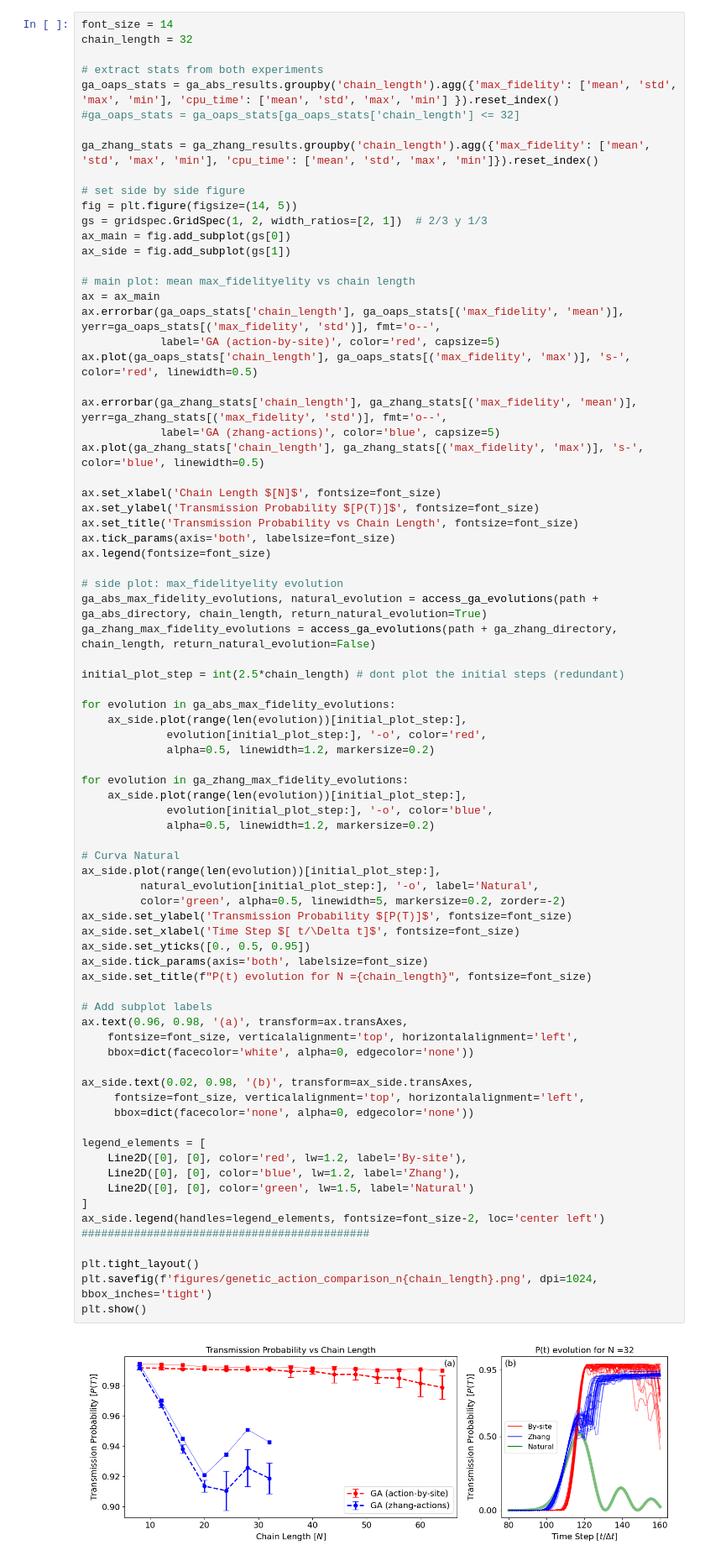
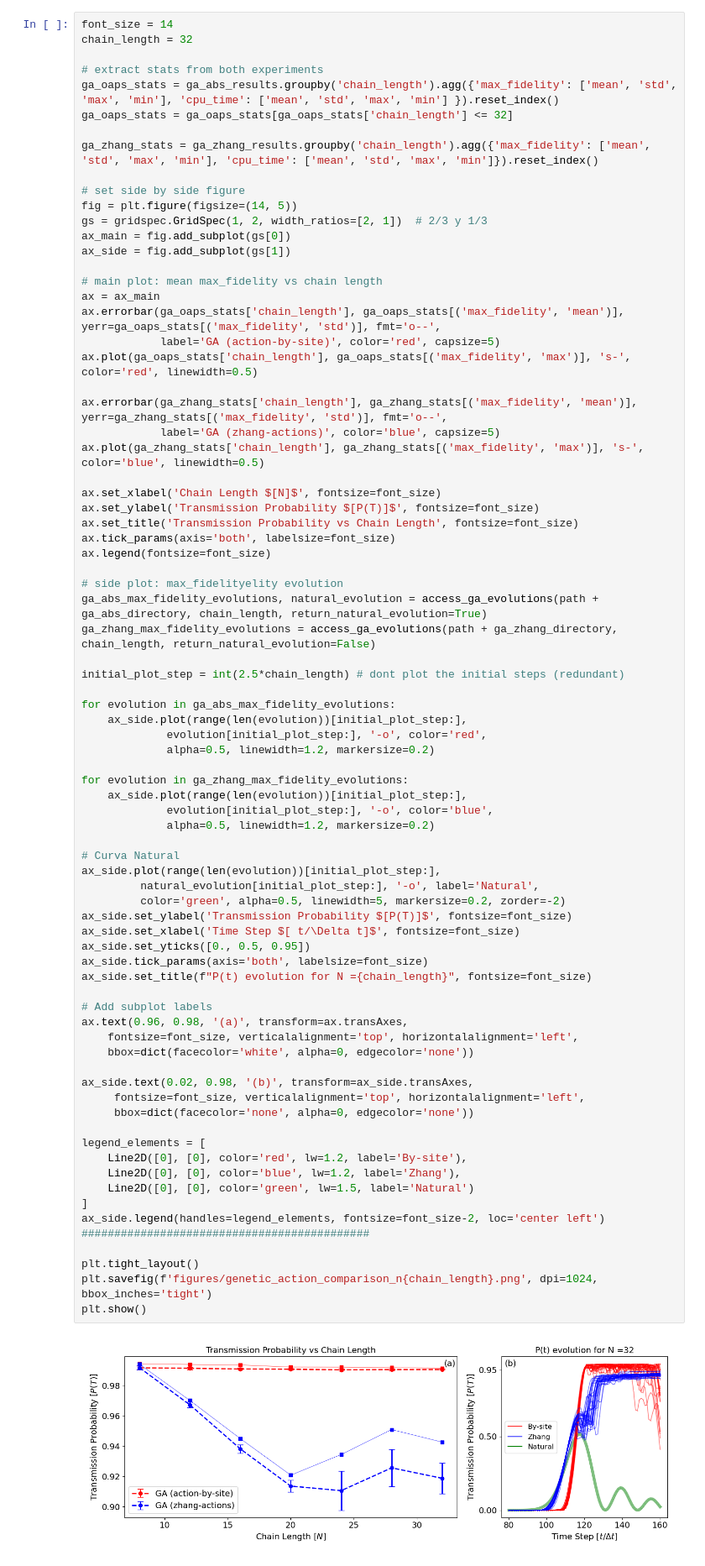
Before and after one commit to sofips/qst_control, a Jupyter notebook: main_figures.ipynb, the cells around one changed output. Shown at 84% size. Cells and saved outputs as stored; diff of their text form.

Commit message:
figure labels

```diff
--- a/main_figures.ipynb
+++ b/main_figures.ipynb
@@ -79,7 +79,7 @@ chain_length = 32
 
 # extract stats from both experiments
 ga_oaps_stats = ga_abs_results.groupby('chain_length').agg({'max_fidelity': ['mean', 'std', 'max', 'min'], 'cpu_time': ['mean', 'std', 'max', 'min'] }).reset_index()
-#ga_oaps_stats = ga_oaps_stats[ga_oaps_stats['chain_length'] <= 32]
+ga_oaps_stats = ga_oaps_stats[ga_oaps_stats['chain_length'] <= 32]
 
 ga_zhang_stats = ga_zhang_results.groupby('chain_length').agg({'max_fidelity': ['mean', 'std', 'max', 'min'], 'cpu_time': ['mean', 'std', 'max', 'min']}).reset_index()
 
@@ -89,7 +89,7 @@ gs = gridspec.GridSpec(1, 2, width_ratios=[2, 1])  # 2/3 y 1/3
 ax_main = fig.add_subplot(gs[0])
 ax_side = fig.add_subplot(gs[1])
 
-# main plot: mean max_fidelityelity vs chain length
+# main plot: mean max_fidelity vs chain length
 ax = ax_main
 ax.errorbar(ga_oaps_stats['chain_length'], ga_oaps_stats[('max_fidelity', 'mean')], yerr=ga_oaps_stats[('max_fidelity', 'std')], fmt='o--',
             label='GA (action-by-site)', color='red', capsize=5)
@@ -125,34 +125,34 @@ for evolution in ga_zhang_max_fidelity_evolutions:
 ax_side.plot(range(len(evolution))[initial_plot_step:],
          natural_evolution[initial_plot_step:], '-o', label='Natural',
          color='green', alpha=0.5, linewidth=5, markersize=0.2, zorder=-2)
 ax_side.set_ylabel('Transmission Probability $[P(T)]$', fontsize=font_size)
 ax_side.set_xlabel('Time Step $[ t/\Delta t]$', fontsize=font_size)
 ax_side.set_yticks([0., 0.5, 0.95])
 ax_side.tick_params(axis='both', labelsize=font_size)
 ax_side.set_title(f"P(t) evolution for N ={chain_length}", fontsize=font_size)
 
 # Add subplot labels
 ax.text(0.96, 0.98, '(a)', transform=ax.transAxes,
     fontsize=font_size, verticalalignment='top', horizontalalignment='left',
     bbox=dict(facecolor='white', alpha=0, edgecolor='none'))
 
 ax_side.text(0.02, 0.98, '(b)', transform=ax_side.transAxes,
      fontsize=font_size, verticalalignment='top', horizontalalignment='left',
      bbox=dict(facecolor='none', alpha=0, edgecolor='none'))
 
 legend_elements = [
     Line2D([0], [0], color='red', lw=1.2, label='By-site'),
     Line2D([0], [0], color='blue', lw=1.2, label='Zhang'),
     Line2D([0], [0], color='green', lw=1.5, label='Natural')
 ]
 ax_side.legend(handles=legend_elements, fontsize=font_size-2, loc='center left')
 ############################################
 
 plt.tight_layout()
 plt.savefig(f'figures/genetic_action_comparison_n{chain_length}.png', dpi=1024, bbox_inches='tight')
 plt.show()
 # %% [output]
-[figure, old version]
+[figure, new version]
 # %% [markdown]
 ### Transmission probability obtained using the original DRL model
 
```
Also changed, not shown: parts of 3 cells of this notebook, 8 other files.
